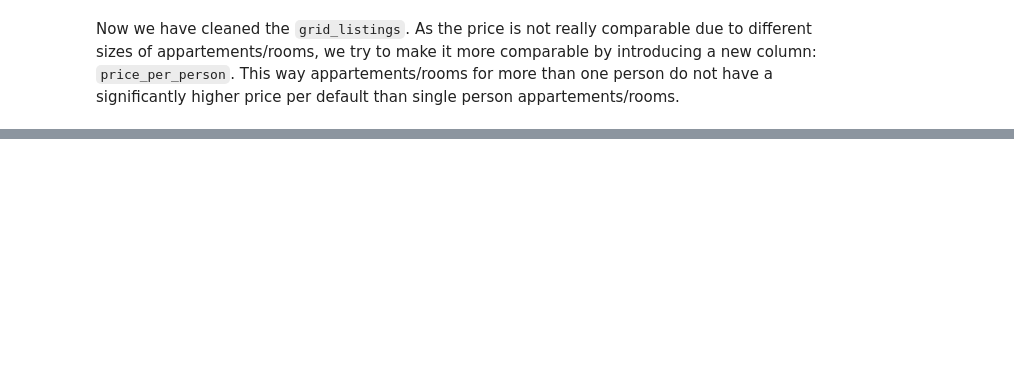
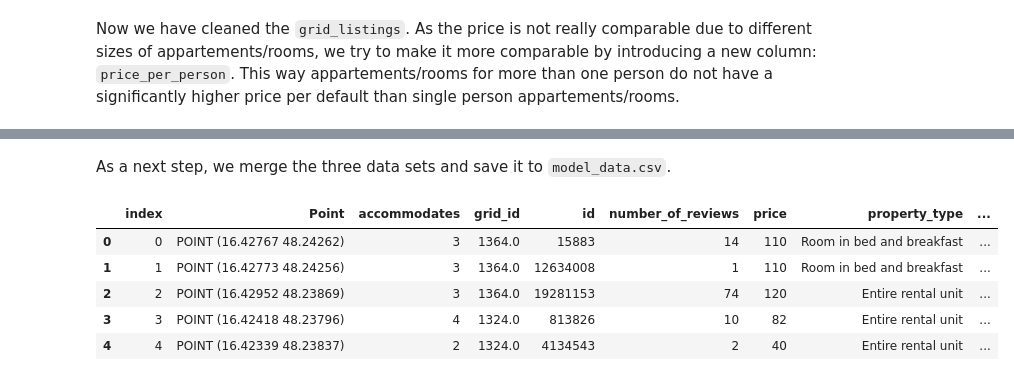
Before and after one commit to EderChri/DOPP, a Jupyter notebook: Group_17.ipynb, the cells around one changed output, grey strips where cells are left out. Saved outputs shown, nothing was run; the diff lists cells and outputs as text; code cells hidden in the pictures; blank space fills up the shorter version.

```diff
--- a/Group_17.ipynb
+++ b/Group_17.ipynb
@@ -384,0 +465,6 @@ Length: 70, dtype: geometry
+# %%
+tourism = pd.read_csv("data/WIENTOURISMUSOGD.csv")
+toursim_cleaned = tourism[['NAME','POSTALCODE', 'CATEGORY_NAME','SUBCATEGORY_NAME', 'GEOLAT', 'GEOLONG']]
+remove_cats = ['Hotel', 'Pension', 'Appartement', 'Saisonhotel']
+toursim_cleaned = toursim_cleaned[~toursim_cleaned['SUBCATEGORY_NAME'].isin(remove_cats)]
+toursim_cleaned.head()
@@ -384,0 +480,4 @@ Length: 70, dtype: geometry
+# %%
+toursim_cleaned = toursim_cleaned.apply(lambda x: create_point(x, from_shape=False, column1='GEOLONG', column2='GEOLAT'), axis=1)
+grid_tourism = toursim_cleaned.apply(lambda x: inside_square(x, grid), axis=1)
+grid_tourism.head()
@@ -384,0 +507,5 @@ Length: 70, dtype: geometry
+# %%
+model_data_tsm = grid_tourism.groupby("grid_id").agg(
+    number_different_tsm=("SUBCATEGORY_NAME", "nunique"),
+    number_tsm=("grid_id", "count"))
+model_data_tsm.head()
@@ -384,0 +526,17 @@ Length: 70, dtype: geometry
+# %%
+rent_buy = pd.read_csv("data/rent_buy.csv")
+grid_listings = grid_listings.merge(rent_buy, on='post', how="left")
+# %% [markdown]
+As a next step, we merge the three data sets and save it to `model_data.csv`.
+# %%
+model_data = grid_listings.merge(model_data_tsm, on="grid_id").merge(model_data_stations, on="grid_id")
+model_data.reset_index(inplace=True)
+model_data.to_csv("data/model_data.csv", index=False)
+model_data.head()
+# %% [output]
+|  | index | Point | accommodates | grid_id | id | number_of_reviews | price | property_type | ... |
+| 0 | 0 | POINT (16.42767 48.24262) | 3 | 1364.0 | 15883 | 14 | 110 | Room in bed and breakfast | ... |
+| 1 | 1 | POINT (16.42773 48.24256) | 3 | 1364.0 | 12634008 | 1 | 110 | Room in bed and breakfast | ... |
+| 2 | 2 | POINT (16.42952 48.23869) | 3 | 1364.0 | 19281153 | 74 | 120 | Entire rental unit | ... |
+| 3 | 3 | POINT (16.42418 48.23796) | 4 | 1324.0 | 813826 | 10 | 82 | Entire rental unit | ... |
+| 4 | 4 | POINT (16.42339 48.23837) | 2 | 1324.0 | 4134543 | 2 | 40 | Entire rental unit | ... |
```
Also changed, not shown: parts of 40 cells of this notebook.
